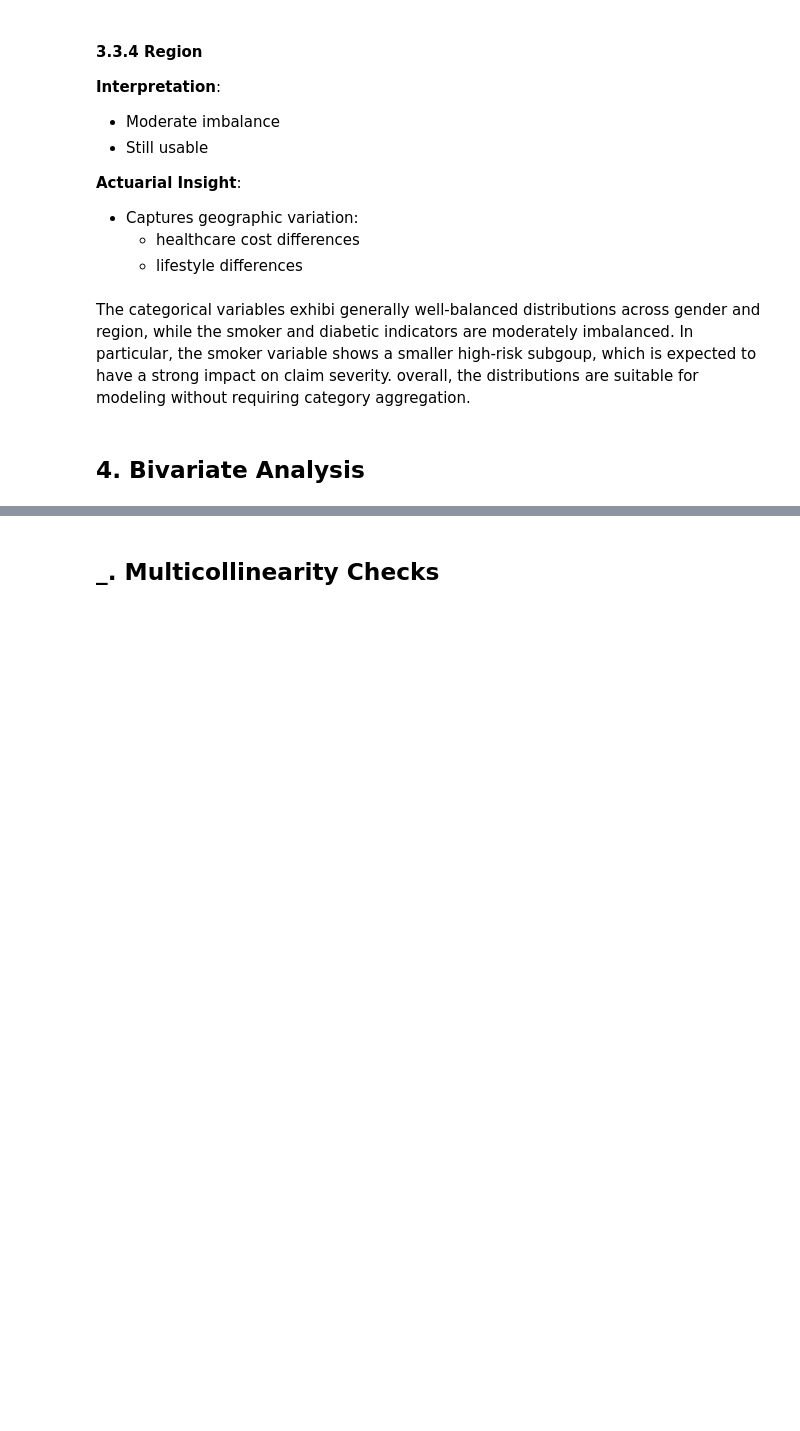
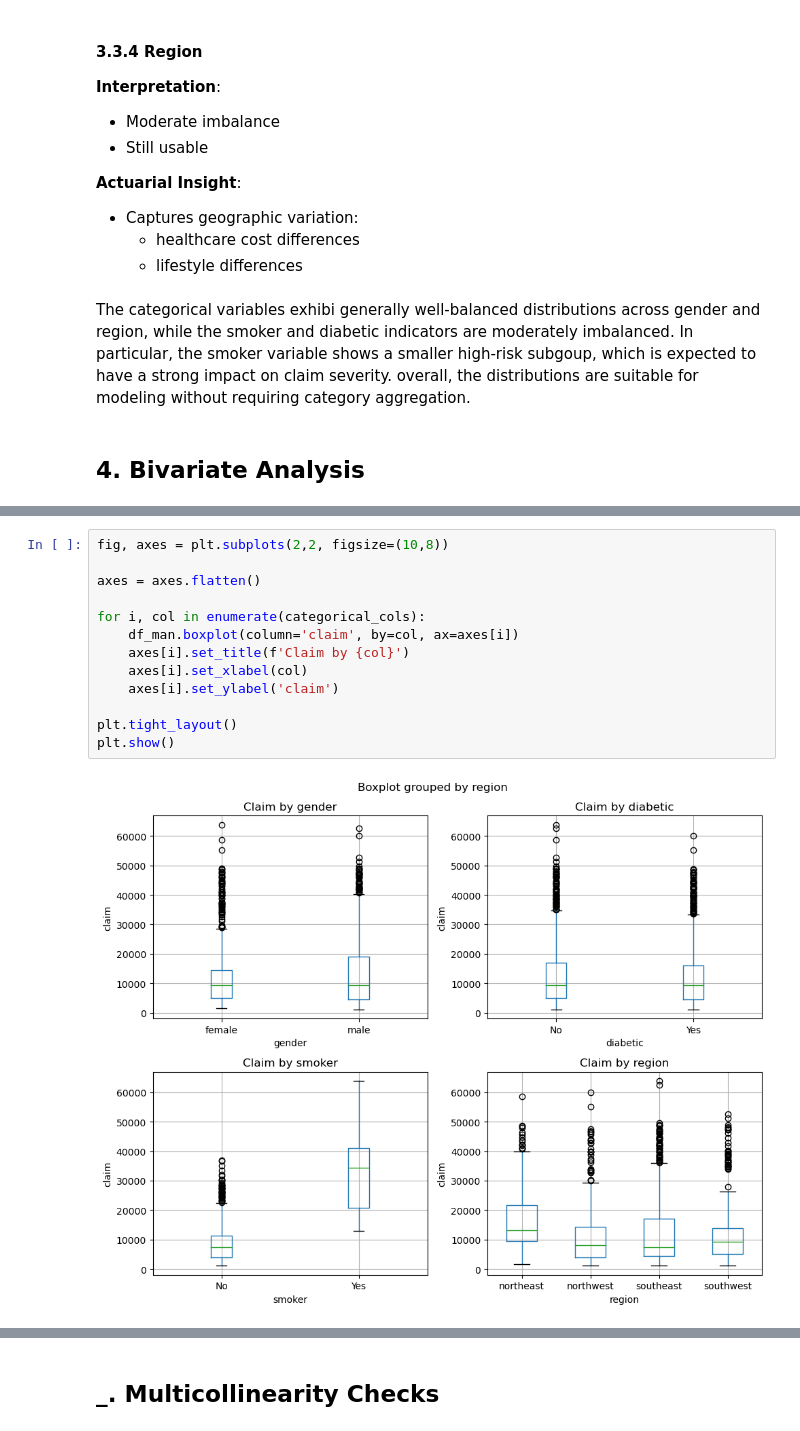
Before and after one commit to lojnys/health-insurance-claims, a Jupyter notebook: notebooks/0_EDA.ipynb, the cells around one changed output, grey strips where cells are left out. Saved outputs shown, nothing was run; the diff lists cells and outputs as text; blank space fills up the shorter version.

```diff
--- a/notebooks/0_EDA.ipynb
+++ b/notebooks/0_EDA.ipynb
@@ -466,0 +549,15 @@ for col in numerical_cols:
+# %%
+fig, axes = plt.subplots(2,2, figsize=(10,8))
+
+axes = axes.flatten()
+
+for i, col in enumerate(categorical_cols):
+    df_man.boxplot(column='claim', by=col, ax=axes[i])
+    axes[i].set_title(f'Claim by {col}')
+    axes[i].set_xlabel(col)
+    axes[i].set_ylabel('claim')
+
+plt.tight_layout()
+plt.show()
+# %% [output]
+[figure, added]
```
Also changed, not shown: parts of 14 cells of this notebook.
